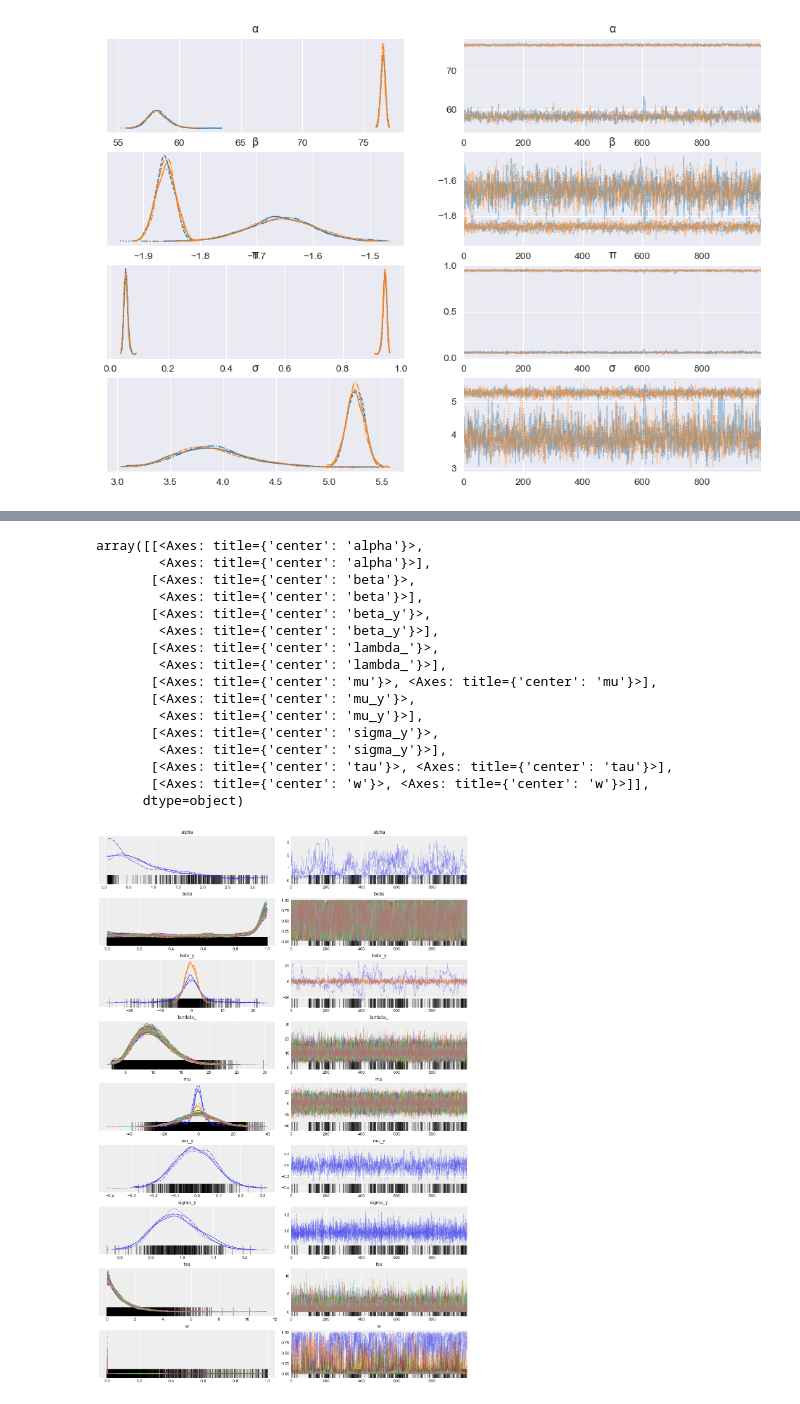
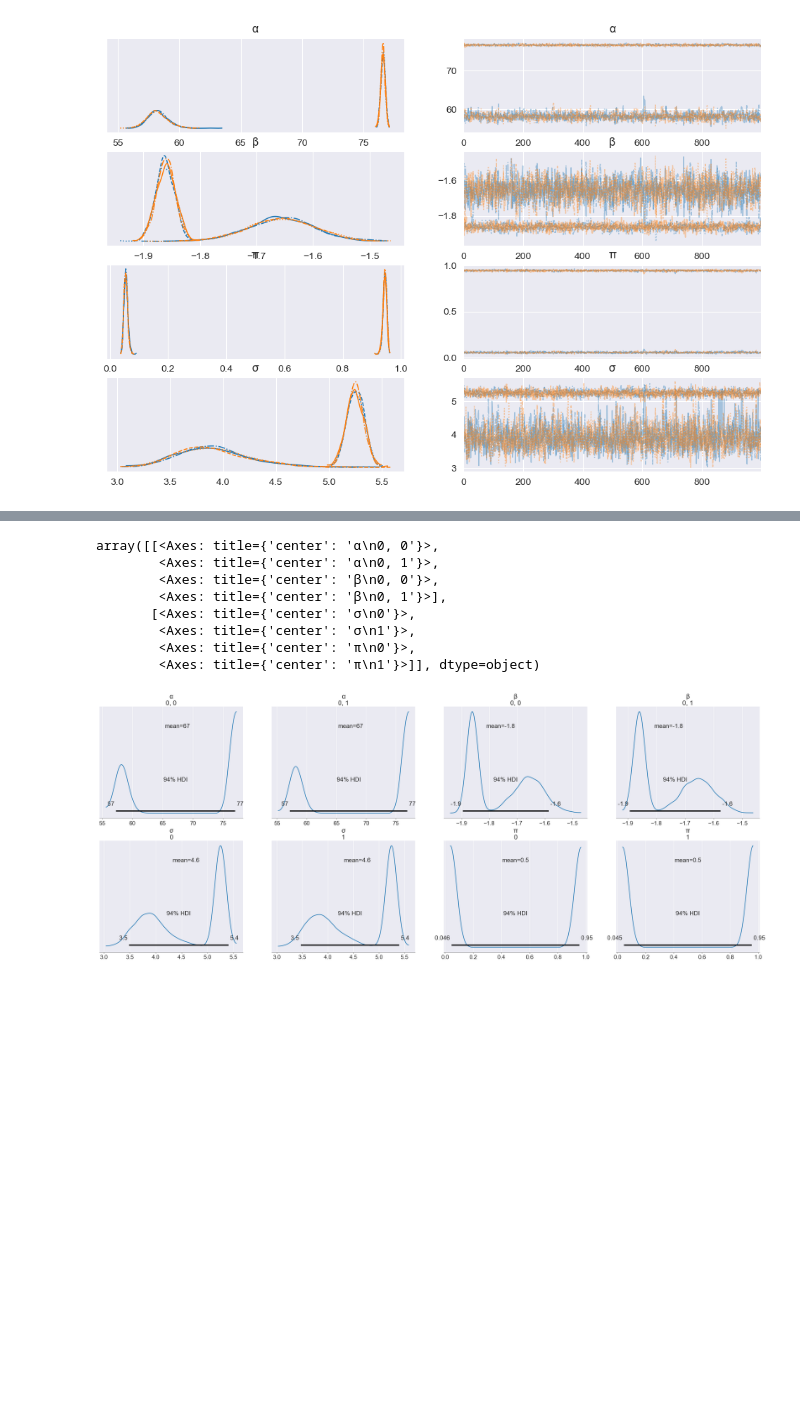
Before and after one commit to Kumachar/ResearchExamples, a Jupyter notebook: PyMC_Regression.ipynb, the cells around one changed output, grey strips where cells are left out. Cells and saved outputs as stored; diff of their text form; code cells hidden in the pictures; blank space fills up the shorter version.

```diff
--- a/PyMC_Regression.ipynb
+++ b/PyMC_Regression.ipynb
@@ -348,23 +324,15 @@ Inputs types: [TensorType(float64, shape=(100,)), TensorType(float64, shape=()),
-# %%
-az.plot_trace(trace_regression)
-# %% [output]
-array([[<Axes: title={'center': 'alpha'}>,
-        <Axes: title={'center': 'alpha'}>],
-       [<Axes: title={'center': 'beta'}>,
-        <Axes: title={'center': 'beta'}>],
-       [<Axes: title={'center': 'beta_y'}>,
-        <Axes: title={'center': 'beta_y'}>],
-       [<Axes: title={'center': 'lambda_'}>,
-        <Axes: title={'center': 'lambda_'}>],
-       [<Axes: title={'center': 'mu'}>, <Axes: title={'center': 'mu'}>],
-       [<Axes: title={'center': 'mu_y'}>,
-        <Axes: title={'center': 'mu_y'}>],
-       [<Axes: title={'center': 'sigma_y'}>,
-        <Axes: title={'center': 'sigma_y'}>],
-       [<Axes: title={'center': 'tau'}>, <Axes: title={'center': 'tau'}>],
-       [<Axes: title={'center': 'w'}>, <Axes: title={'center': 'w'}>]],
-      dtype=object)
-[figure, removed]
+# %%
+az.plot_posterior(trace, var_names=["α", "β", "σ", "π"])
+# %% [output]
+array([[<Axes: title={'center': 'α\n0, 0'}>,
+        <Axes: title={'center': 'α\n0, 1'}>,
+        <Axes: title={'center': 'β\n0, 0'}>,
+        <Axes: title={'center': 'β\n0, 1'}>],
+       [<Axes: title={'center': 'σ\n0'}>,
+        <Axes: title={'center': 'σ\n1'}>,
+        <Axes: title={'center': 'π\n0'}>,
+        <Axes: title={'center': 'π\n1'}>]], dtype=object)
+[figure, added]
 # %%
 fig, ax = plt.subplots(figsize=(8, 6))
 
```
Also changed, not shown: parts of 10 cells of this notebook.
